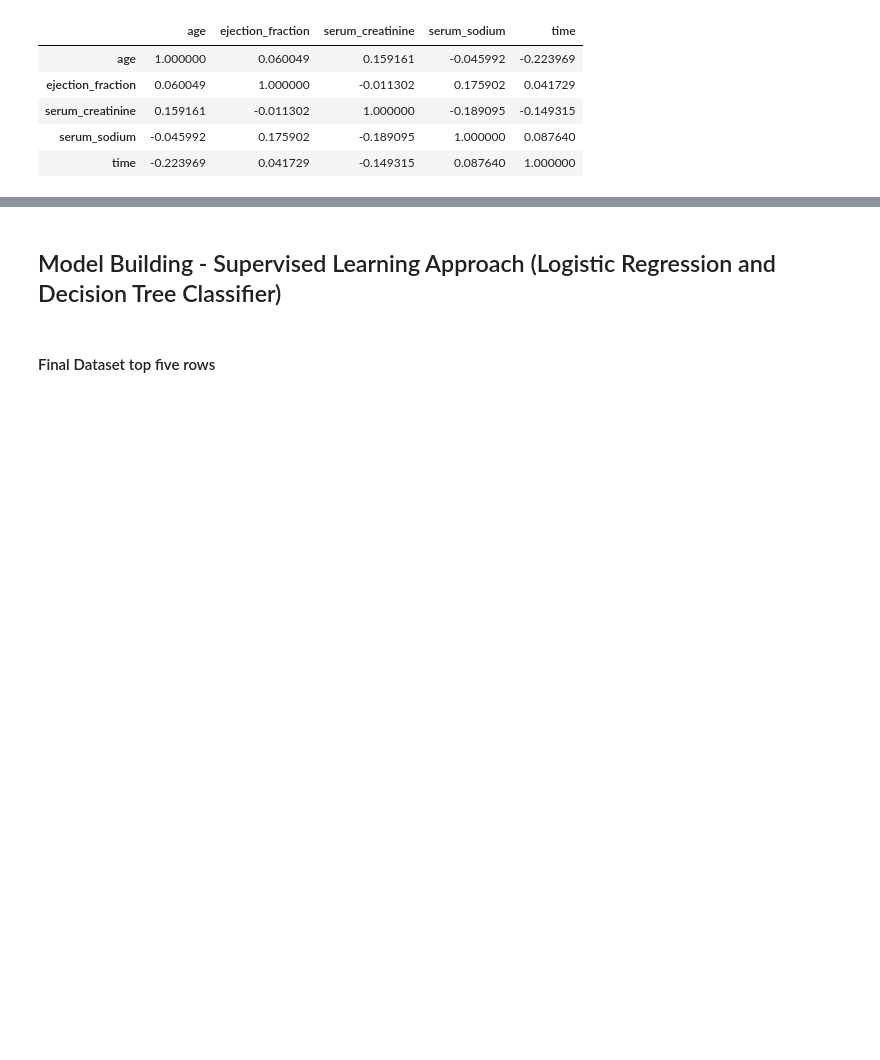
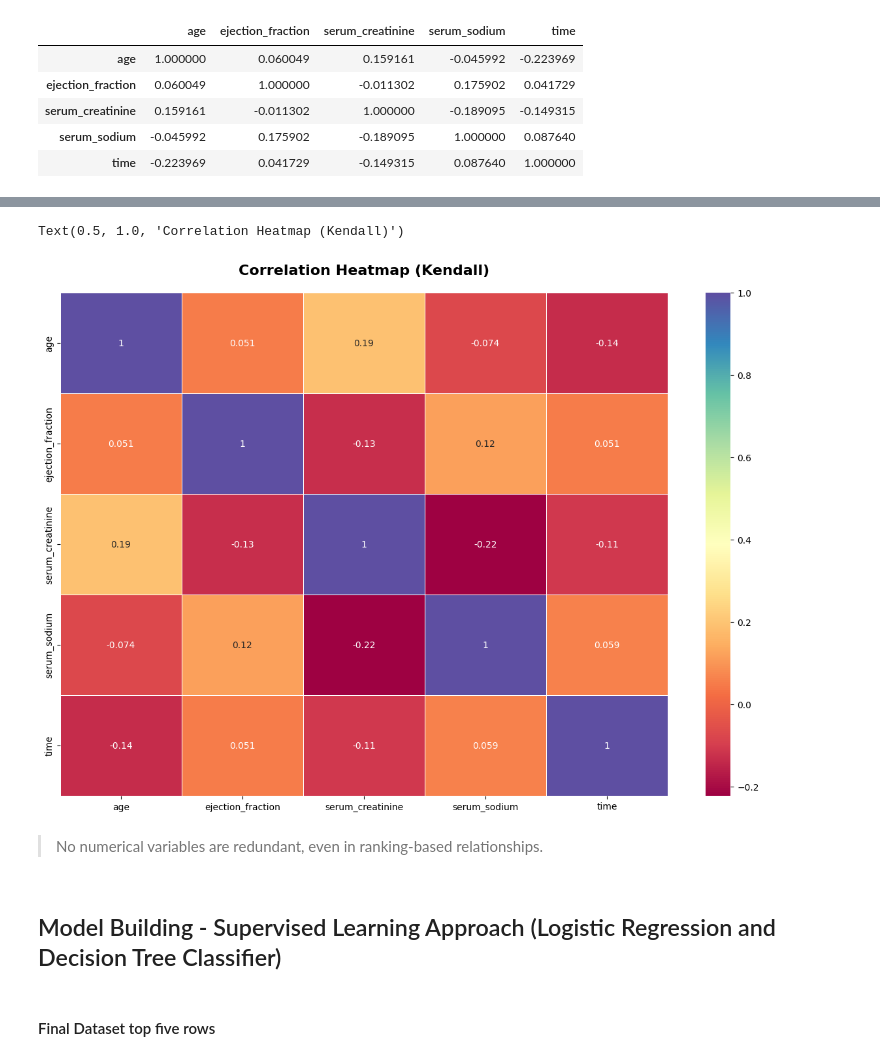
Before and after one commit to thisishasan/slda, a Jupyter notebook: code.ipynb, the cells around one changed output, grey strips where cells are left out. Saved outputs shown, nothing was run; the diff lists cells and outputs as text; code cells hidden in the pictures; blank space fills up the shorter version.

```diff
--- a/code.ipynb
+++ b/code.ipynb
@@ -444,3 +485,12 @@ sns.heatmap(data = df[numerical_vars].corr(), cmap = "Spectral", annot = True, l
+# %%
+plt.figure(figsize = (15, 10))
+sns.heatmap(data = df[numerical_vars].corr(method='kendall'), cmap = "Spectral", annot = True, linewidths = 0.5)
+plt.title("Correlation Heatmap (Kendall)", fontsize=16, fontweight='bold', pad=20)
+# %% [output]
+Text(0.5, 1.0, 'Correlation Heatmap (Kendall)')
+[figure, added]
+# %% [markdown]
+> No numerical variables are redundant, even in ranking-based relationships.
 # %% [markdown]
 ## Model Building - Supervised Learning Approach (Logistic Regression and Decision Tree Classifier)
 # %% [markdown]
```
Also changed, not shown: parts of 17 cells of this notebook.
